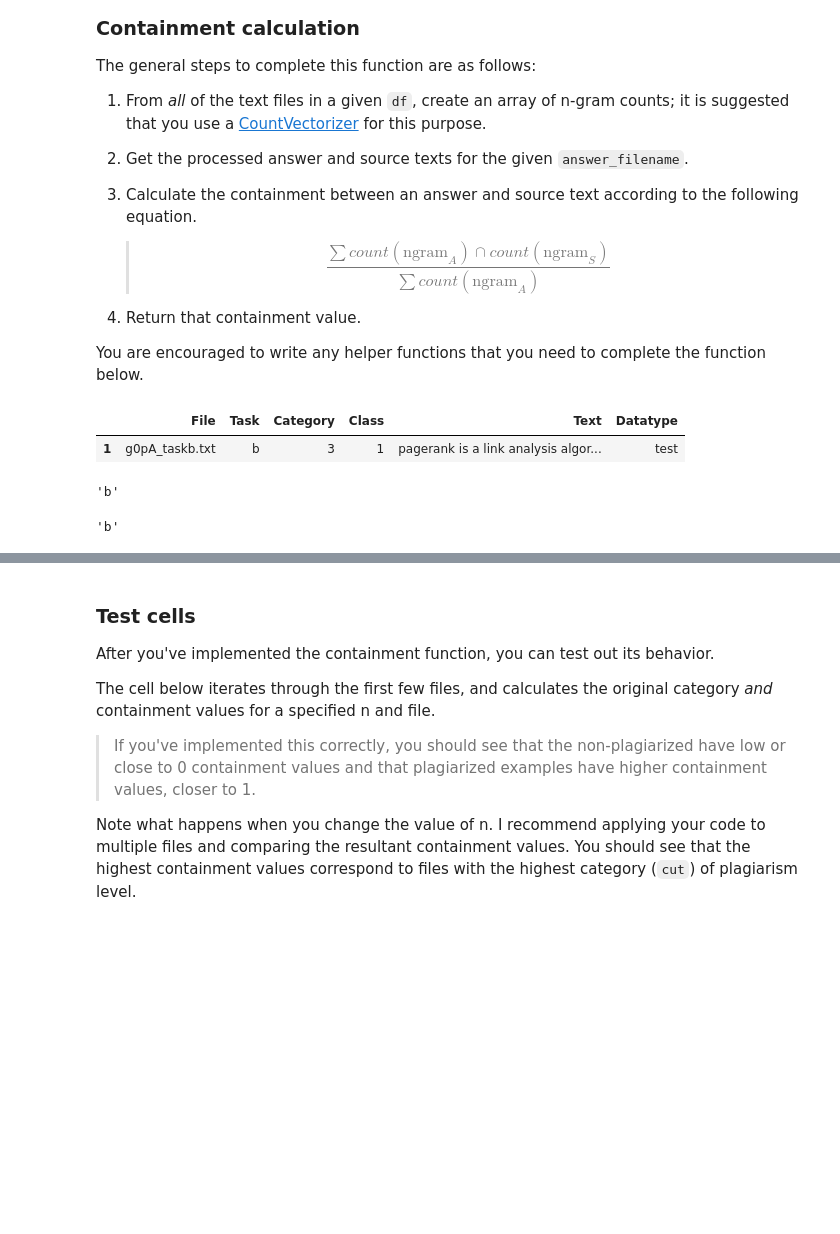
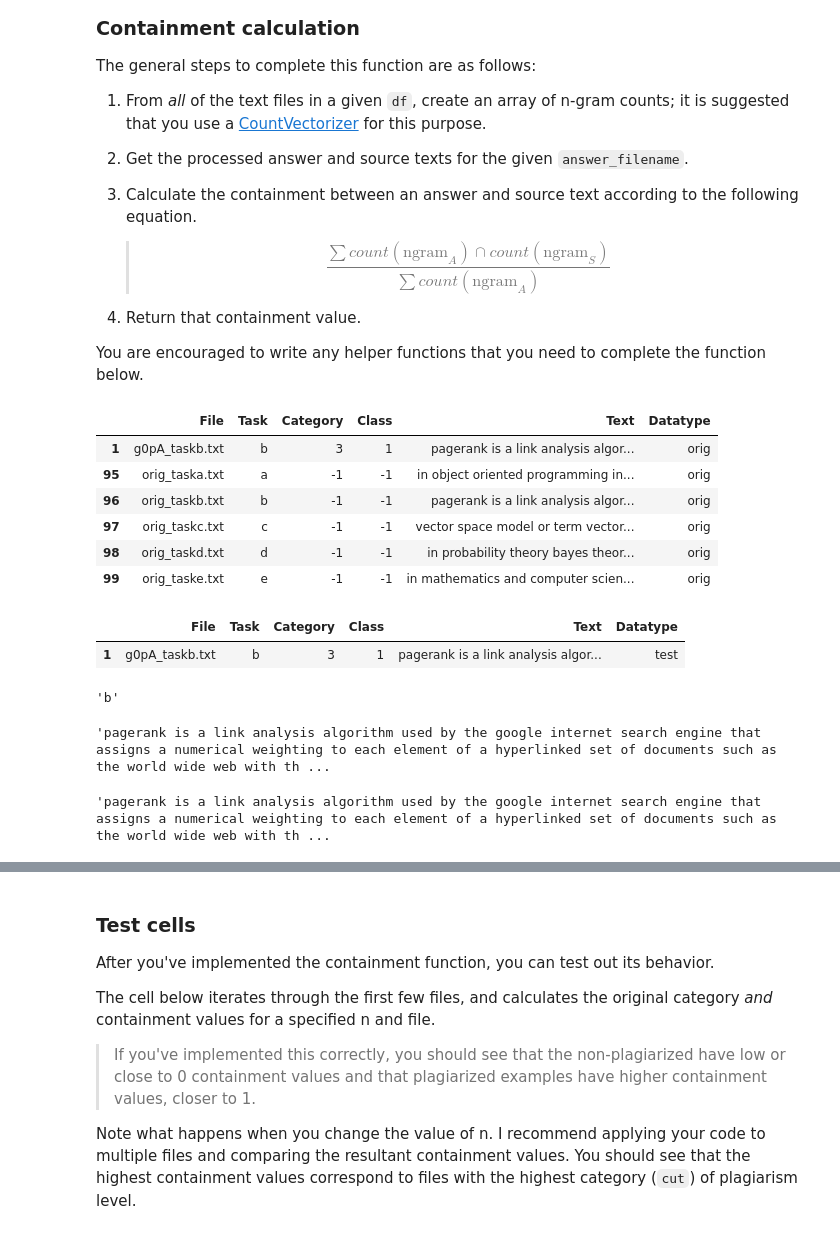
Before and after one commit to carolyn-tsai/Project_Plagiarism_Detection, a Jupyter notebook: Project_Plagiarism_Detection/2_Plagiarism_Feature_Engineering.ipynb, the cells around one changed output, grey strips where cells are left out. Saved outputs shown, nothing was run; the diff lists cells and outputs as text; code cells hidden in the pictures; blank space fills up the shorter version.

```diff
--- a/Project_Plagiarism_Detection/2_Plagiarism_Feature_Engineering.ipynb
+++ b/Project_Plagiarism_Detection/2_Plagiarism_Feature_Engineering.ipynb
@@ -350,6 +350,17 @@ The general steps to complete this function are as follows:
 4. Return that containment value.
 
 You are encouraged to write any helper functions that you need to complete the function below.
+# %%
+orig_df = complete_df[complete_df["Datatype"] == "orig"]
+orig_df
+# %% [output]
+|  | File | Task | Category | Class | Text | Datatype |
+| 1 | g0pA_taskb.txt | b | 3 | 1 | pagerank is a link analysis algor... | orig |
+| 95 | orig_taska.txt | a | -1 | -1 | in object oriented programming in... | orig |
+| 96 | orig_taskb.txt | b | -1 | -1 | pagerank is a link analysis algor... | orig |
+| 97 | orig_taskc.txt | c | -1 | -1 | vector space model or term vector... | orig |
+| 98 | orig_taskd.txt | d | -1 | -1 | in probability theory bayes theor... | orig |
+| 99 | orig_taske.txt | e | -1 | -1 | in mathematics and computer scien... | orig |
 # %%
 testing_df = complete_df
 answer_filename = "g0pA_taskb.txt"
@@ -359,13 +367,18 @@ answer_file
 # %% [output]
 |  | File | Task | Category | Class | Text | Datatype |
 | 1 | g0pA_taskb.txt | b | 3 | 1 | pagerank is a link analysis algor... | test |
-# %%
-task = str(answer_file.Task.values[0])
-task
-# %% [output]
-'b'
 # %%
 answer_task = testing_df[testing_df.File == answer_filename].Task.item()
 answer_task
 # %% [output]
 'b'
+# %%
+answer_text = testing_df[testing_df.File == answer_filename].Text.item()
+answer_text
+# %% [output]
+'pagerank is a link analysis algorithm used by the google internet search engine that assigns a numerical weighting to each element of a hyperlinked set of documents such as the world wide web with th ...
+# %%
+source_text = testing_df.loc[(testing_df.File == answer_task) & (testing_df.Datatype == "orig")].Text.item()
+source_text
+# %% [output]
+'pagerank is a link analysis algorithm used by the google internet search engine that assigns a numerical weighting to each element of a hyperlinked set of documents such as the world wide web with th ...
```
Also changed, not shown: parts of 6 cells of this notebook.
